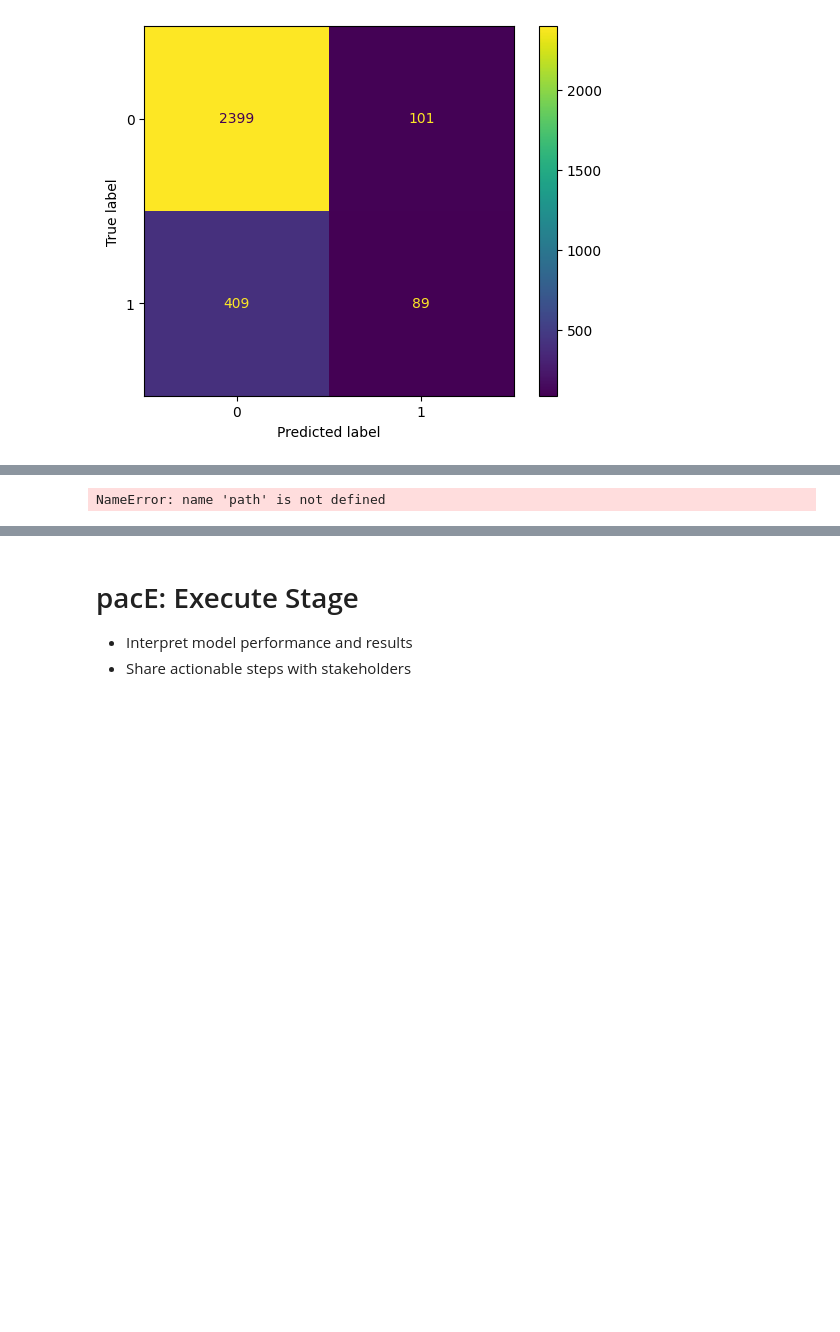
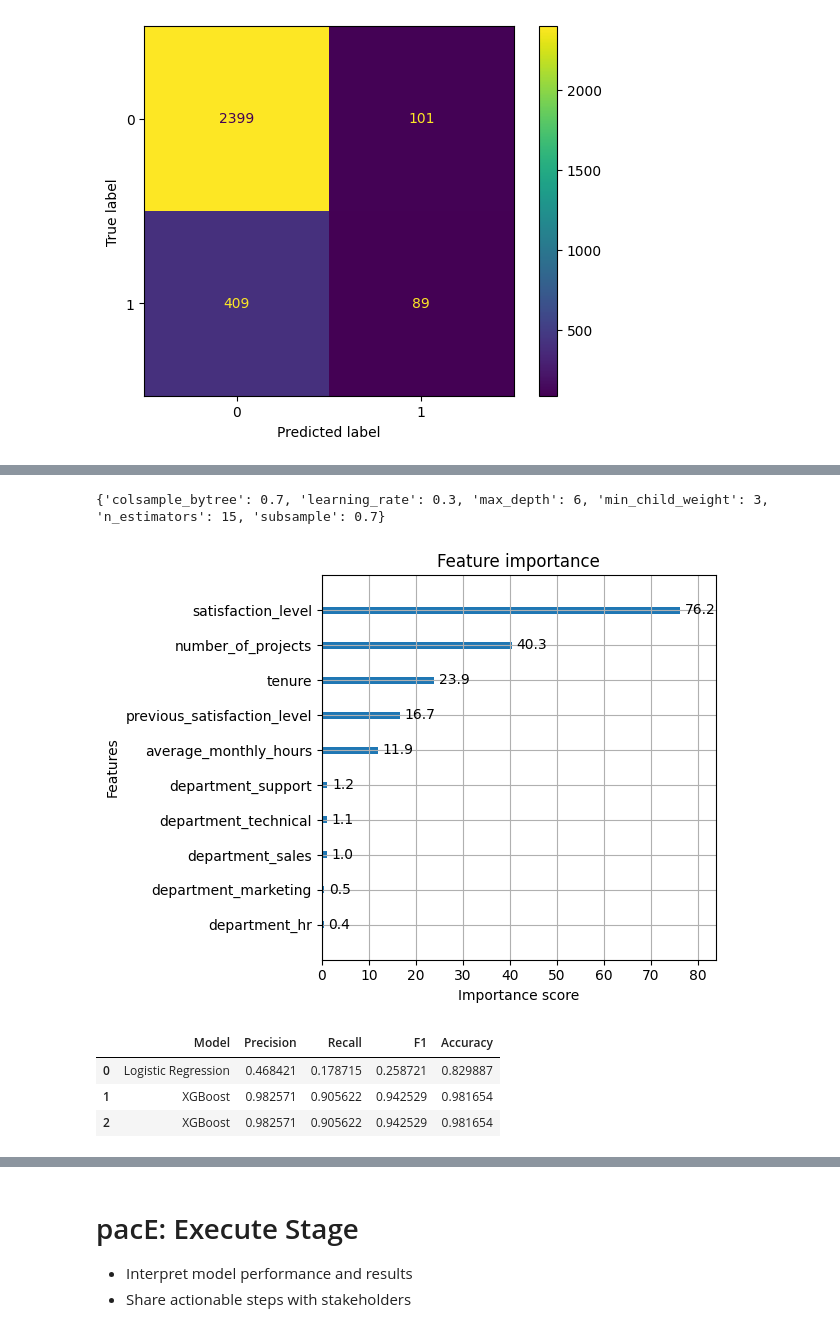
Before and after one commit to Mitch-P-Analyst/Salifort-Motors, a Jupyter notebook: notebooks/Activity_ Course 7 Salifort Motors project lab.ipynb, the cells around one changed output, grey strips where cells are left out. Drawn from its saved outputs; the diff is of its cells as text; code cells hidden in the pictures; blank space fills up the shorter version.

Commit message:
XGBoost Feature Importance

```diff
--- a/notebooks/Activity_ Course 7 Salifort Motors project lab.ipynb
+++ b/notebooks/Activity_ Course 7 Salifort Motors project lab.ipynb
@@ -1183,7 +1172,7 @@ cv_params = {'max_depth': [4, 6],
               'colsample_bytree': [0.7]
               }
 
-scoring = {'accuracy', 'precision', 'recall', 'f1'}
+scoring = ['accuracy', 'precision', 'recall', 'f1']
 
 ## Construct GridSearch for optimal parameters
 xgb_cv = GridSearchCV(xgboost,
@@ -1193,8 +1182,8 @@ xgb_cv = GridSearchCV(xgboost,
                       refit = 'f1'
                      )
 # %%
-# %%time
-# # fit the GridSearch model to training data
+%time
+# fit the GridSearch model to training data
 
-# xgb_cv = xgb_cv.fit(X_train, y_train)
-# xgb_cv
+xgb_cv = xgb_cv.fit(X_train, y_train)
+xgb_cv
@@ -1208,12 +1219,13 @@ xgb_cv = GridSearchCV(xgboost,
 # %%
 # Open pickled model
-with open(path+'xgb_cv_model_projects.pickle', 'rb') as to_read:
+
+with open(str(model_paths)+'/xgb_cv_model.pickle', 'rb') as to_read:
     xgb_cv = pickle.load(to_read)
-# %% [output]
-NameError: name 'path' is not defined
 # %%
 # Identify the best hyperparameters (params) that produced the best refit score for 'f1'
 print(xgb_cv.best_params_)
 
 # XGBoost Model with optimal parameters from GridSearch
-xgb_best = xgb_cv.best_estimator_
+best_xgb = xgb_cv.best_estimator_
+# %% [output]
+{'colsample_bytree': 0.7, 'learning_rate': 0.3, 'max_depth': 6, 'min_child_weight': 3, 'n_estimators': 15, 'subsample': 0.7}
@@ -1224,6 +1232,24 @@ XGB_variables
+# %%
+# Check XGBoost Model valuations of best variable predictors
+
+# Use 'Gain' to assess importance by drop in 'Loss' or 'Log-Loss'
+XGB_Feature_Importance = plot_importance(best_xgb, importance_type='gain', show_values=True)
+
+
+# round every text label to 1 decimal
+for t in XGB_Feature_Importance.texts:
+    t.set_text(f"{float(t.get_text()):.1f}")
+
+XGB_Feature_Importance.figure.tight_layout()
+XGB_Feature_Importance.figure.savefig("xgb_importance_gain.png", dpi=200, bbox_inches="tight")
+
+# Figure to display
+XGB_Feature_Importance = XGB_Feature_Importance.figure
+# %% [output]
+[figure, added]
 # %%
 # Make predictions on the test set
-xgb_y_pred = xgb_best.predict(X_test)
+xgb_y_pred = best_xgb.predict(X_test)
 
 
 #XGBoost Metrics
@@ -1246,6 +1272,11 @@ model_score = pd.concat([model_score, xgb_metric_row], ignore_index=True)
 
 # View Model Scores
 model_score
+# %% [output]
+|  | Model | Precision | Recall | F1 | Accuracy |
+| 0 | Logistic Regression | 0.468421 | 0.178715 | 0.258721 | 0.829887 |
+| 1 | XGBoost | 0.982571 | 0.905622 | 0.942529 | 0.981654 |
+| 2 | XGBoost | 0.982571 | 0.905622 | 0.942529 | 0.981654 |
 # %%
 XGB_matrix = confusion_matrix(y_test, xgb_y_pred, labels = xgb_best.classes_)
 
```
Also changed, not shown: parts of 15 cells of this notebook, 5 other files.
